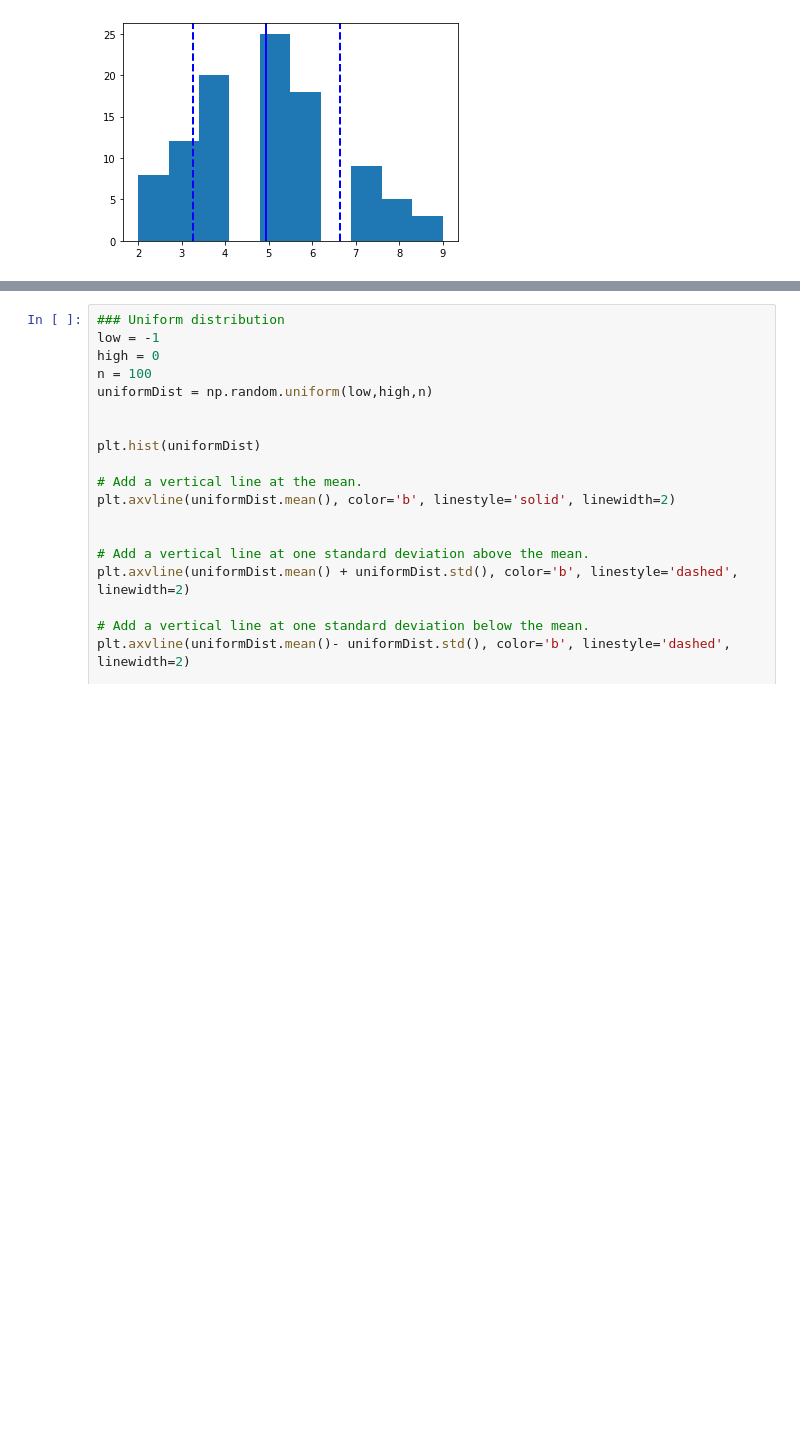
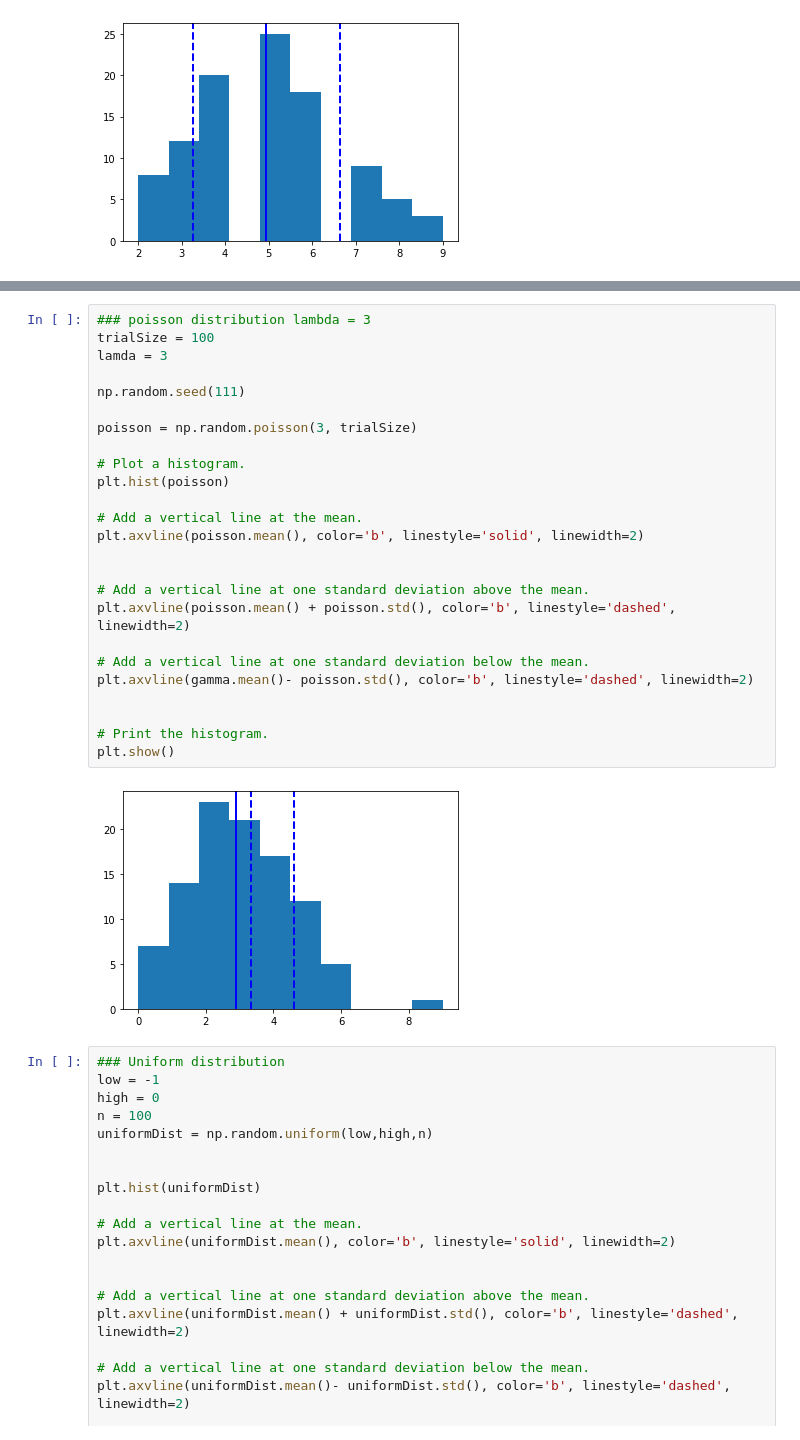
Before and after one commit to tparveen/TF-DataScience, a Jupyter notebook: 2-Basic-stats-probability/Assignments/8-Assignments-distributions.ipynb, the cells around one changed output, grey strips where cells are left out. Cells and saved outputs as stored; diff of their text form; blank space fills up the shorter version.

```diff
--- a/2-Basic-stats-probability/Assignments/8-Assignments-distributions.ipynb
+++ b/2-Basic-stats-probability/Assignments/8-Assignments-distributions.ipynb
@@ -137,3 +164,30 @@ plt.show()
+# %%
+### poisson distribution lambda = 3
+trialSize = 100
+lamda = 3
+
+np.random.seed(111)
+
+poisson = np.random.poisson(3, trialSize)
+
+# Plot a histogram.
+plt.hist(poisson)
+
+# Add a vertical line at the mean.
+plt.axvline(poisson.mean(), color='b', linestyle='solid', linewidth=2)
+
+
+# Add a vertical line at one standard deviation above the mean.
+plt.axvline(poisson.mean() + poisson.std(), color='b', linestyle='dashed', linewidth=2)
+
+# Add a vertical line at one standard deviation below the mean.
+plt.axvline(gamma.mean()- poisson.std(), color='b', linestyle='dashed', linewidth=2)
+
+
+# Print the histogram.
+plt.show()
+# %% [output]
+[figure, added]
 # %%
 ### Uniform distribution
 low = -1
```
Also changed, not shown: parts of 2 cells of this notebook, 1 other file.
